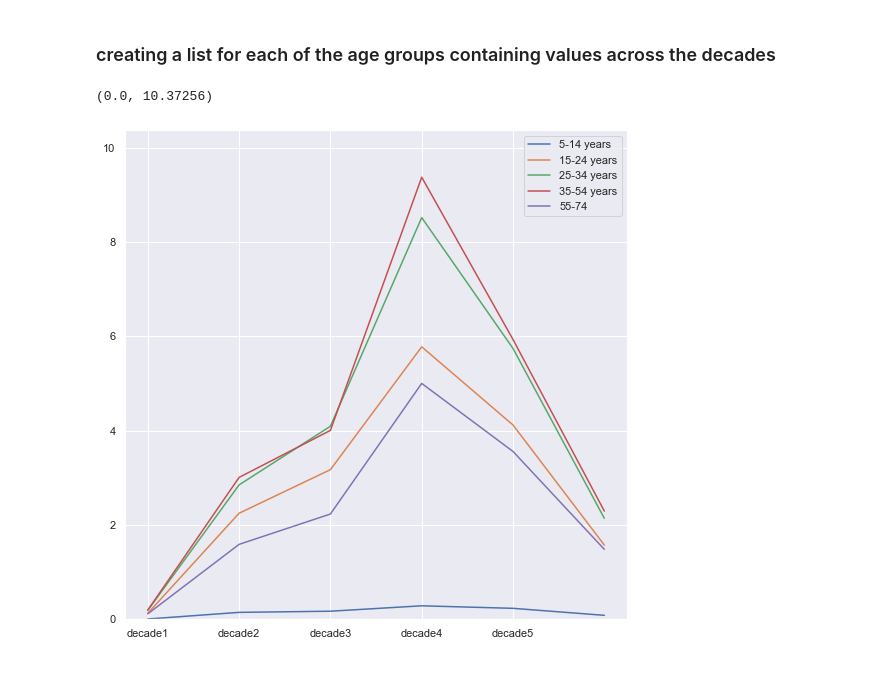
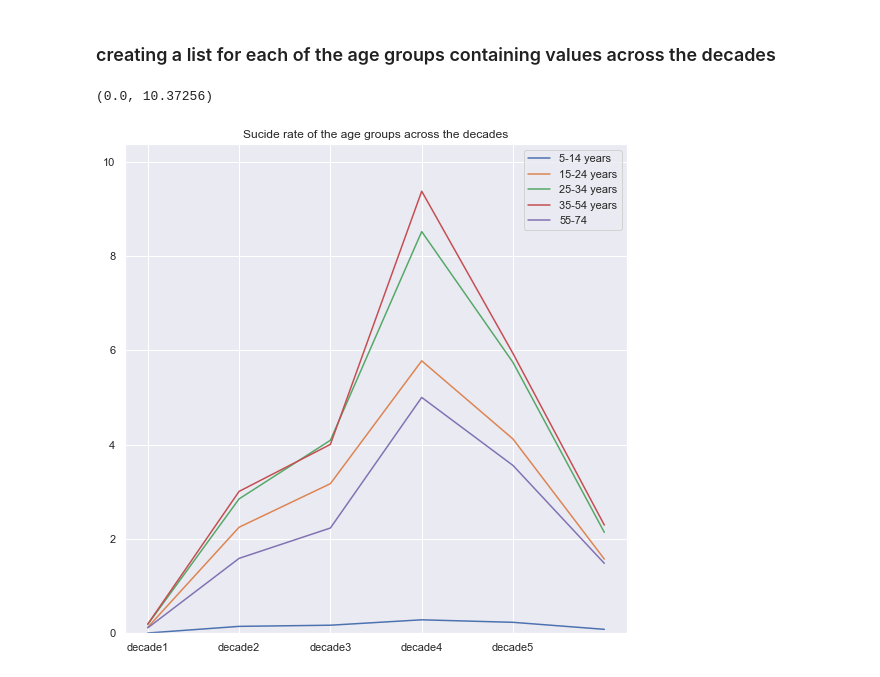
Before and after one commit to HamoyeHQ/14-suicide-cases, a Jupyter notebook: model/Dataview.ipynb, the cells around one changed output. Cells and saved outputs as stored; diff of their text form; code cells hidden in the pictures.

```diff
--- a/model/Dataview.ipynb
+++ b/model/Dataview.ipynb
@@ -633,9 +698,10 @@ ages = [age_5_14, age_15_24,age_25_34, age_35_54, age_55_74, age_75_]
 # %%
 plt.figure(figsize=(9,9))
 plt.plot(ages)
+plt.title('Sucide rate of the age groups across the decades')
 plt.xticks(range(0,5),['decade1', 'decade2', 'decade3', 'decade4', 'decade5'])
 plt.legend(['5-14 years','15-24 years','25-34 years', '35-54 years', '55-74', '75+'] , loc =(0))
 plt.ylim(0, max(age_35_54)+1)
 # %% [output]
 (0.0, 10.37256)
-[figure, old version]
+[figure, new version]
```
Also changed, not shown: parts of 19 cells of this notebook.
